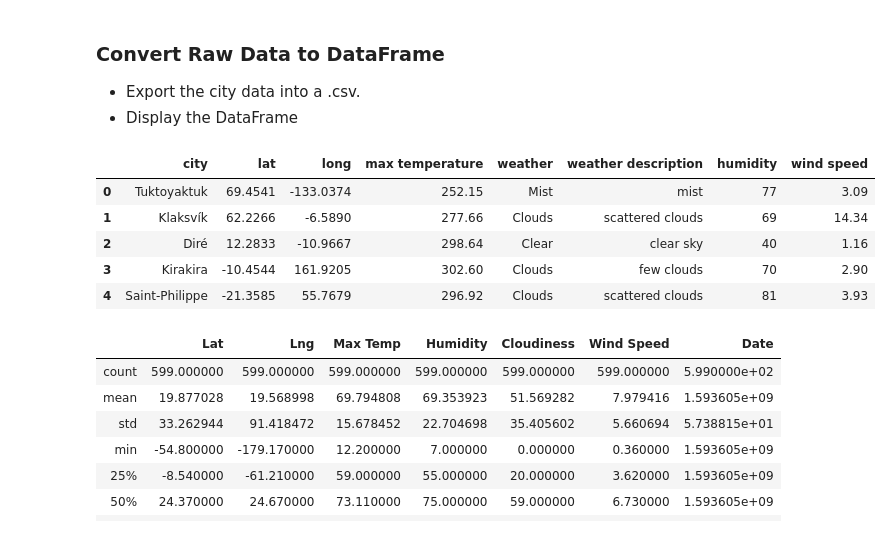
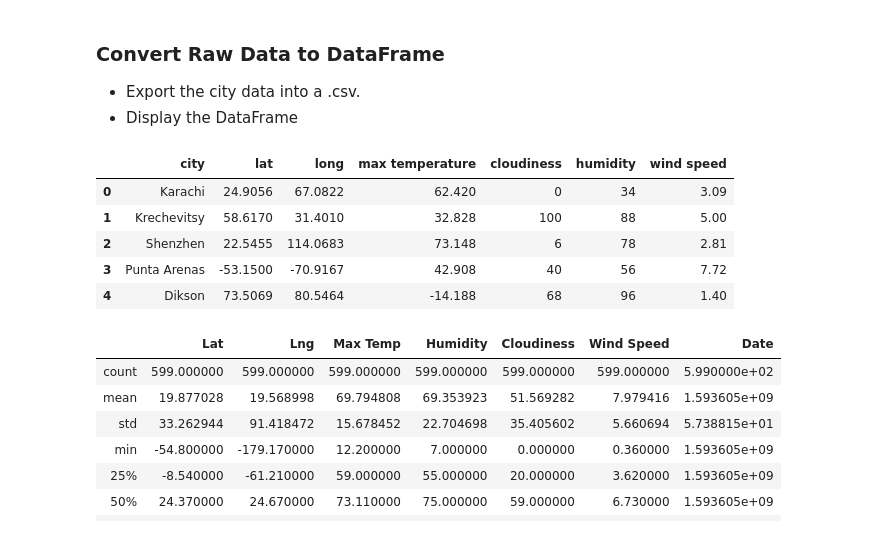
Before and after one commit to randallwvr90/python-api-challenge, a Jupyter notebook: WeatherPy.ipynb, the cells around one changed output. Drawn from its saved outputs; the diff is of its cells as text; code cells hidden in the pictures.

Commit message:
Makin moves on WeatherPy.ipynb

```diff
--- a/WeatherPy.ipynb
+++ b/WeatherPy.ipynb
@@ -31,8 +31,8 @@ lat_lngs = []
 cities = []
 
 # Create a set of random lat and lng combinations
-lats = np.random.uniform(lat_range[0], lat_range[1], size=150)
-lngs = np.random.uniform(lng_range[0], lng_range[1], size=150)
+lats = np.random.uniform(lat_range[0], lat_range[1], size=1500)
+lngs = np.random.uniform(lng_range[0], lng_range[1], size=1500)
 lat_lngs = zip(lats, lngs)
 
 # Identify nearest city for each lat, lng combination
@@ -53,15 +53,6 @@ len(cities)
 * Include a print log of each city as it'sbeing processed (with the city number and city name).
 # %%
 # ok let's see what we can do...
-'''
-city_name = 'reginz'
-my_url = f'https://api.openweathermap.org/data/2.5/weather?q={city_name}&appid={weather_api_key}'
-response = requests.get(my_url).json()
-#response = json.dumps(response, indent=4, sort_keys=True)
-if 'cod' in response:
-    print('nice')
-print(response)
-'''
 responseList = []
 print('Beginning Data Retrieval...')
 for city in cities:
@@ -96,54 +87,61 @@ Data Retrieval Complete!
 * Export the city data into a .csv.
 * Display the DataFrame
 # %%
+# to put everything into a DataFrame, first the important info needs to be put into lists
+# below are the empty lists
 latList = []
 longList = []
 maxTempList = []
-weatherList = []
-weatherDescList = []
 humidityList = []
 windList = []
 cities2 = []
+cloudList = []
+
+# loop through the responseList to get the data out of each response dictionary
 for response in responseList:
-    if 'coord' not in response:
-        print(response)
-        continue
     lat = response['coord']['lat']
     long = response['coord']['lon']
     maxTemp = response['main']['temp_max']
-    weather = response['weather'][0]['main']
-    weatherDesc = response['weather'][0]['description']
+    # convert maxTemp from K to F
+    maxTemp = (maxTemp - 273.15) * 1.8 + 32
+    #maxTemp = ((maxTemp − 273.15) * 1.8) + 32
     humidity = response['main']['humidity']
     windSpeed = response['wind']['speed']
     city = response['name']
+    clouds = response['clouds']['all']
 
+    # append all the extracted data to the corresponding list
     latList.append(lat)
     longList.append(long)
     maxTempList.append(maxTemp)
-    weatherList.append(weather)
-    weatherDescList.append(weatherDesc)
     humidityList.append(humidity)
     windList.append(windSpeed)
     cities2.append(city)
+    cloudList.append(clouds)
+
+# store all those lists in a dictionary then use the dictionary to create a DataFrame
 weatherDict = {
     'city': cities2,
     'lat': latList,
     'long': longList,
     'max temperature': maxTempList,
-    'weather': weatherList,
-    'weather description': weatherDescList,
+    'cloudiness': cloudList,
     'humidity': humidityList,
     'wind speed': windList
 }
 weatherDF = pd.DataFrame(weatherDict)
 weatherDF.head()
+# wow the fifth city in my DataFrame is Dikson, Russia
+# I noticed the max temperature is only -14 F so I looked up the city on Wikipedia:
+# "Dikson is the northernmost port in Russia and the northernmost settlement on the Asian continent."
+# Pretty cool!
 # %% [output]
-|  | city | lat | long | max temperature | weather | weather description | humidity | wind speed |
-| 0 | Tuktoyaktuk | 69.4541 | -133.0374 | 252.15 | Mist | mist | 77 | 3.09 |
-| 1 | Klaksvík | 62.2266 | -6.5890 | 277.66 | Clouds | scattered clouds | 69 | 14.34 |
-| 2 | Diré | 12.2833 | -10.9667 | 298.64 | Clear | clear sky | 40 | 1.16 |
-| 3 | Kirakira | -10.4544 | 161.9205 | 302.60 | Clouds | few clouds | 70 | 2.90 |
-| 4 | Saint-Philippe | -21.3585 | 55.7679 | 296.92 | Clouds | scattered clouds | 81 | 3.93 |
+|  | city | lat | long | max temperature | cloudiness | humidity | wind speed |
+| 0 | Karachi | 24.9056 | 67.0822 | 62.420 | 0 | 34 | 3.09 |
+| 1 | Krechevitsy | 58.6170 | 31.4010 | 32.828 | 100 | 88 | 5.00 |
+| 2 | Shenzhen | 22.5455 | 114.0683 | 73.148 | 6 | 78 | 2.81 |
+| 3 | Punta Arenas | -53.1500 | -70.9167 | 42.908 | 40 | 56 | 7.72 |
+| 4 | Dikson | 73.5069 | 80.5464 | -14.188 | 68 | 96 | 1.40 |
 # %%
 # %% [output]
 |  | Lat | Lng | Max Temp | Humidity | Cloudiness | Wind Speed | Date |
```
Also changed, not shown: parts of 2 cells of this notebook.
